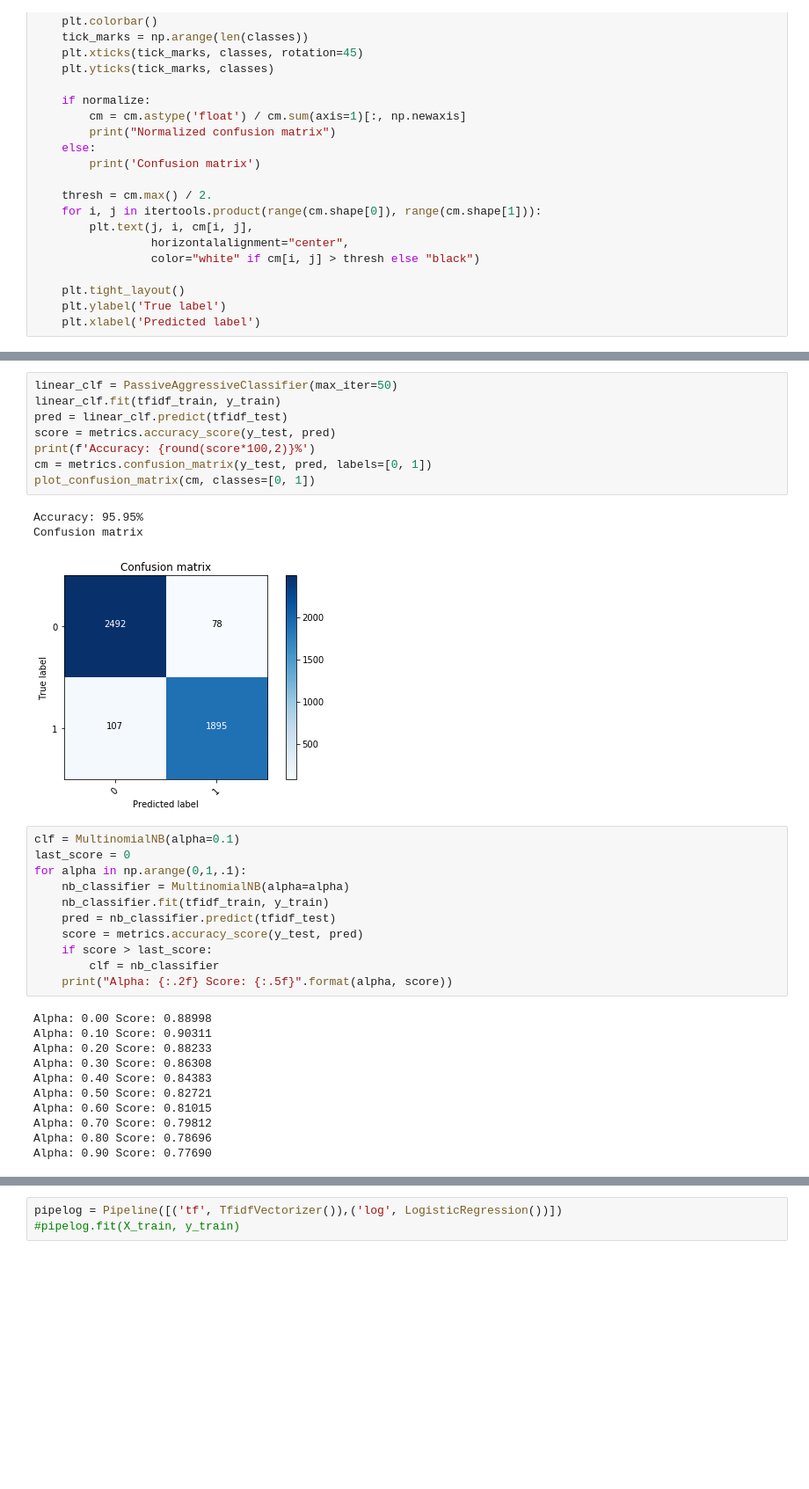
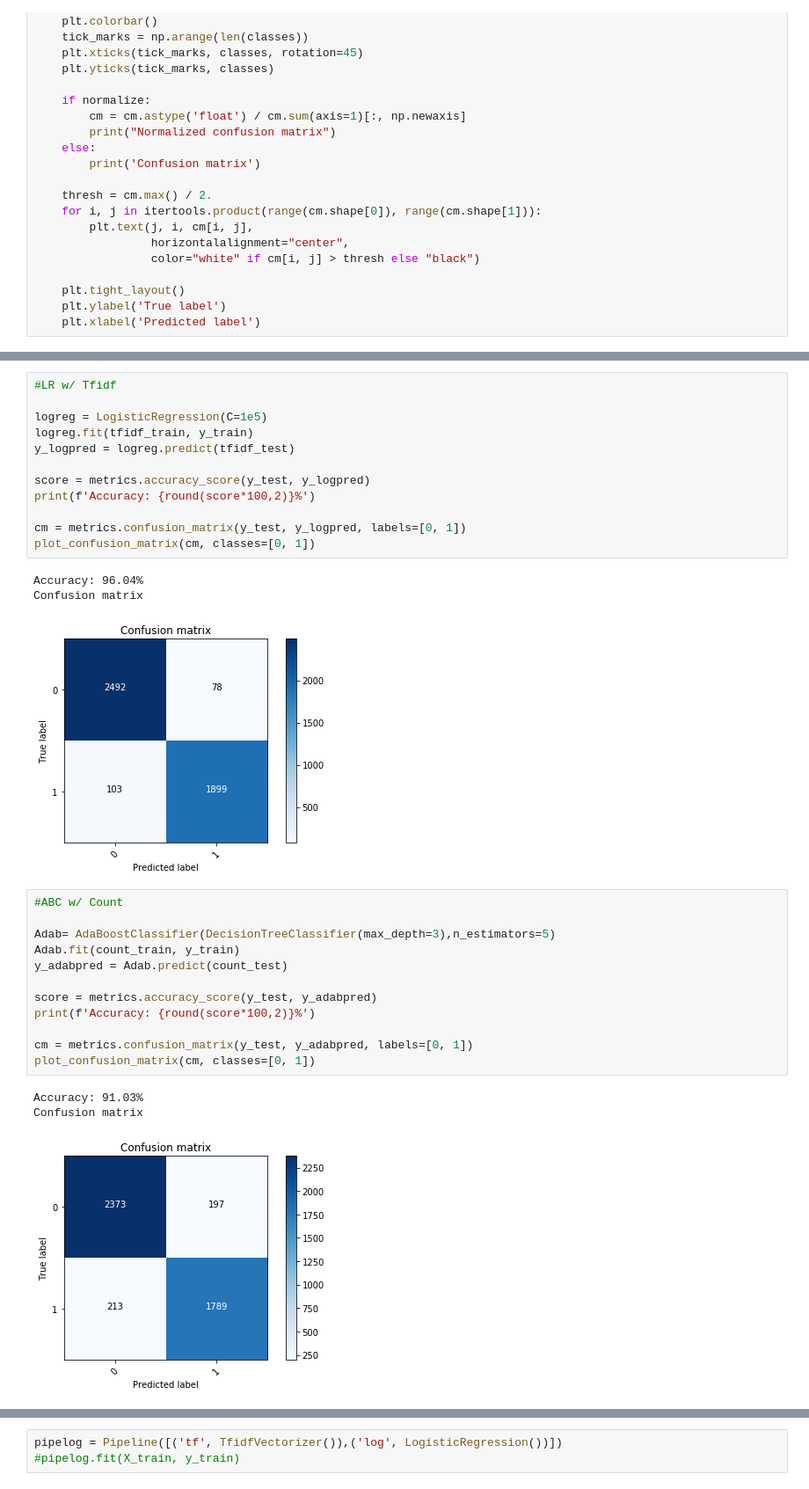
Before and after one commit to yvictorianp/fakenews_project, a Jupyter notebook: Title_Text Models.ipynb, the cells around one changed output, grey strips where cells are left out. Shown at 88% size. Drawn from its saved outputs; the diff is of its cells as text; blank space fills up the shorter version.

```diff
--- a/Title_Text Models.ipynb
+++ b/Title_Text Models.ipynb
@@ -170,37 +213,35 @@ Accuracy: 91.23%
 Confusion matrix
 [figure]
 # %%
-linear_clf = PassiveAggressiveClassifier(max_iter=50)
-linear_clf.fit(tfidf_train, y_train)
-pred = linear_clf.predict(tfidf_test)
-score = metrics.accuracy_score(y_test, pred)
+#LR w/ Tfidf
+
+logreg = LogisticRegression(C=1e5)
+logreg.fit(tfidf_train, y_train)
+y_logpred = logreg.predict(tfidf_test)
+
+score = metrics.accuracy_score(y_test, y_logpred)
 print(f'Accuracy: {round(score*100,2)}%')
-cm = metrics.confusion_matrix(y_test, pred, labels=[0, 1])
+
+cm = metrics.confusion_matrix(y_test, y_logpred, labels=[0, 1])
 plot_confusion_matrix(cm, classes=[0, 1])
 # %% [output]
-Accuracy: 95.95%
+Accuracy: 96.04%
 Confusion matrix
 [figure]
-# %%
-clf = MultinomialNB(alpha=0.1)
-last_score = 0
-for alpha in np.arange(0,1,.1):
-    nb_classifier = MultinomialNB(alpha=alpha)
-    nb_classifier.fit(tfidf_train, y_train)
-    pred = nb_classifier.predict(tfidf_test)
-    score = metrics.accuracy_score(y_test, pred)
-    if score > last_score:
-        clf = nb_classifier
-    print("Alpha: {:.2f} Score: {:.5f}".format(alpha, score))
-# %% [output]
-Alpha: 0.00 Score: 0.88998
-Alpha: 0.10 Score: 0.90311
-Alpha: 0.20 Score: 0.88233
-Alpha: 0.30 Score: 0.86308
-Alpha: 0.40 Score: 0.84383
-Alpha: 0.50 Score: 0.82721
-Alpha: 0.60 Score: 0.81015
-Alpha: 0.70 Score: 0.79812
-Alpha: 0.80 Score: 0.78696
-Alpha: 0.90 Score: 0.77690
+# %%
+#ABC w/ Count
+
+Adab= AdaBoostClassifier(DecisionTreeClassifier(max_depth=3),n_estimators=5)
+Adab.fit(count_train, y_train)
+y_adabpred = Adab.predict(count_test)
+
+score = metrics.accuracy_score(y_test, y_adabpred)
+print(f'Accuracy: {round(score*100,2)}%')
+
+cm = metrics.confusion_matrix(y_test, y_adabpred, labels=[0, 1])
+plot_confusion_matrix(cm, classes=[0, 1])
+# %% [output]
+Accuracy: 91.03%
+Confusion matrix
+[figure, added]
 # %%
```
Also changed, not shown: parts of 17 cells of this notebook.
